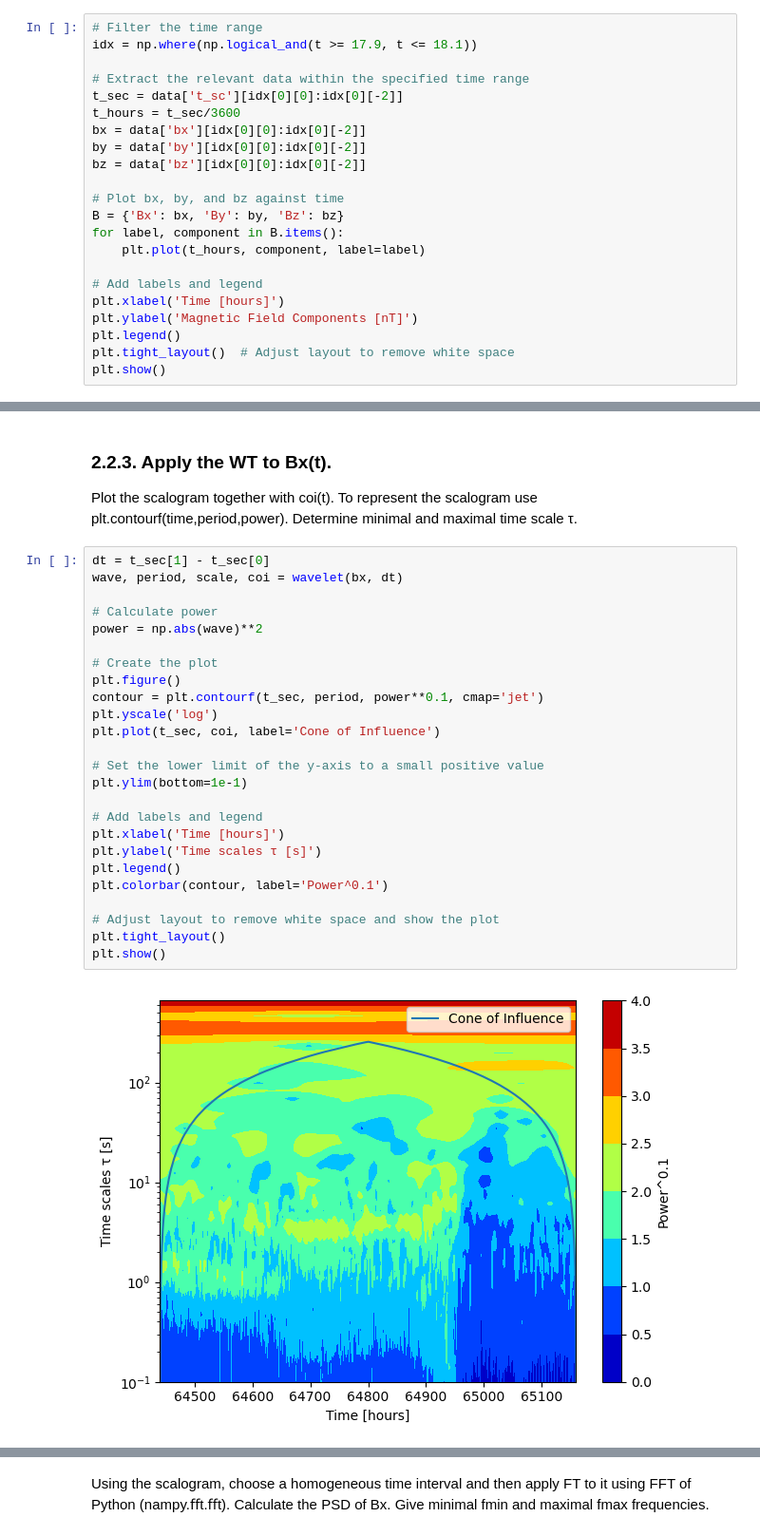
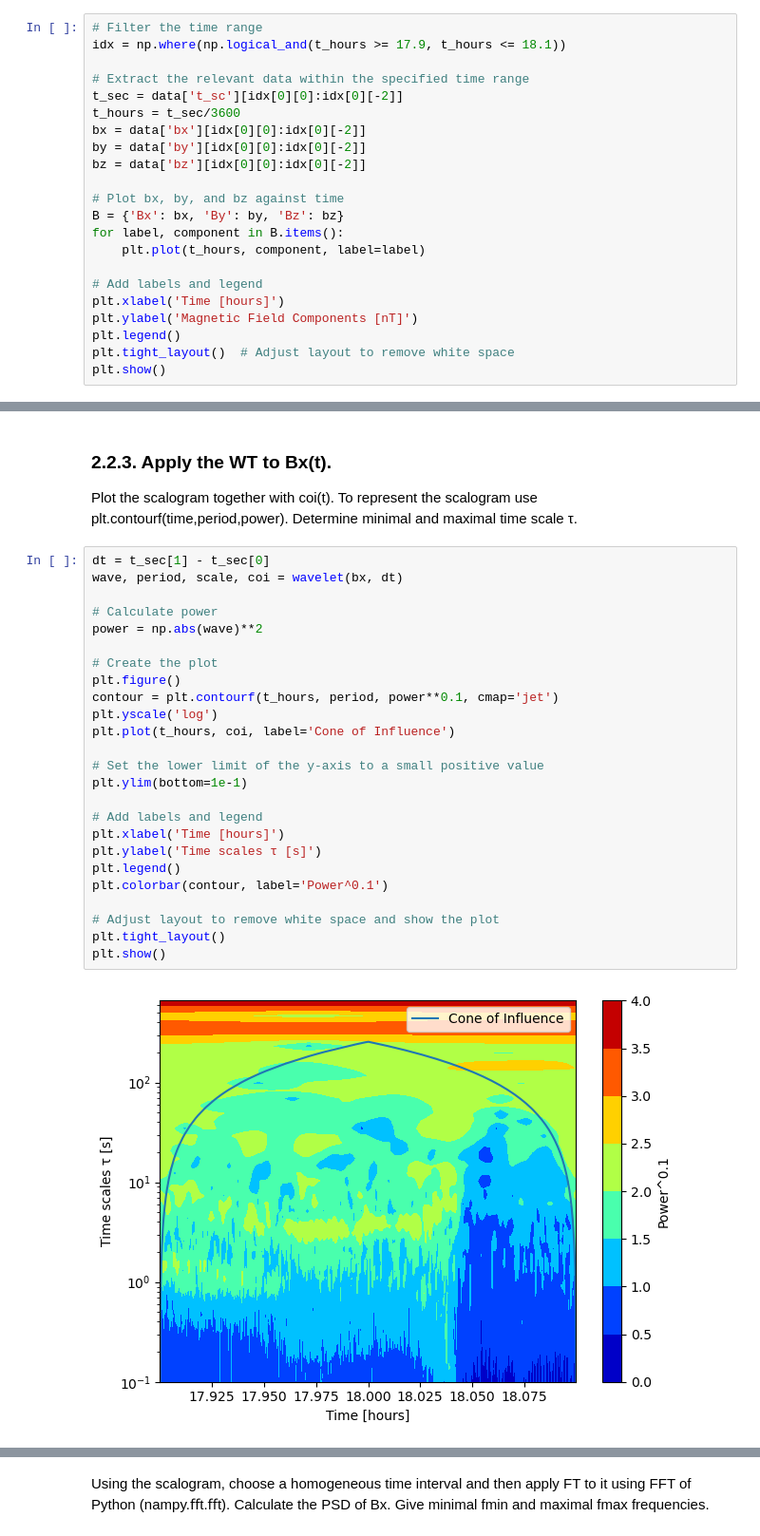
Before and after one commit to notanobis/Wavelet-Analysis, a Jupyter notebook: Code/plasma.ipynb, the cells around one changed output, grey strips where cells are left out. Shown at 95% size. Saved outputs shown, nothing was run; the diff lists cells and outputs as text.

```diff
--- a/Code/plasma.ipynb
+++ b/Code/plasma.ipynb
@@ -186,7 +186,7 @@ plt.show()
 ### 2.2.2 Make a zoom for a shorter time interval
 # %%
 # Filter the time range
-idx = np.where(np.logical_and(t >= 17.9, t <= 18.1))
+idx = np.where(np.logical_and(t_hours >= 17.9, t_hours <= 18.1))
 
 # Extract the relevant data within the specified time range
 t_sec = data['t_sc'][idx[0][0]:idx[0][-2]]
@@ -216,27 +216,27 @@ Determine minimal and maximal time scale τ.
 # %%
 dt = t_sec[1] - t_sec[0]
 wave, period, scale, coi = wavelet(bx, dt)
 
 # Calculate power
 power = np.abs(wave)**2
 
 # Create the plot
 plt.figure()
-contour = plt.contourf(t_sec, period, power**0.1, cmap='jet')
+contour = plt.contourf(t_hours, period, power**0.1, cmap='jet')
 plt.yscale('log')
-plt.plot(t_sec, coi, label='Cone of Influence')
+plt.plot(t_hours, coi, label='Cone of Influence')
 
 # Set the lower limit of the y-axis to a small positive value
 plt.ylim(bottom=1e-1)
 
 # Add labels and legend
 plt.xlabel('Time [hours]')
 plt.ylabel('Time scales τ [s]')
 plt.legend()
 plt.colorbar(contour, label='Power^0.1')
 
 # Adjust layout to remove white space and show the plot
 plt.tight_layout()
 plt.show()
 # %% [output]
-[figure, old version]
+[figure, new version]
```
Also changed, not shown: parts of 3 cells of this notebook, 1 other file.
